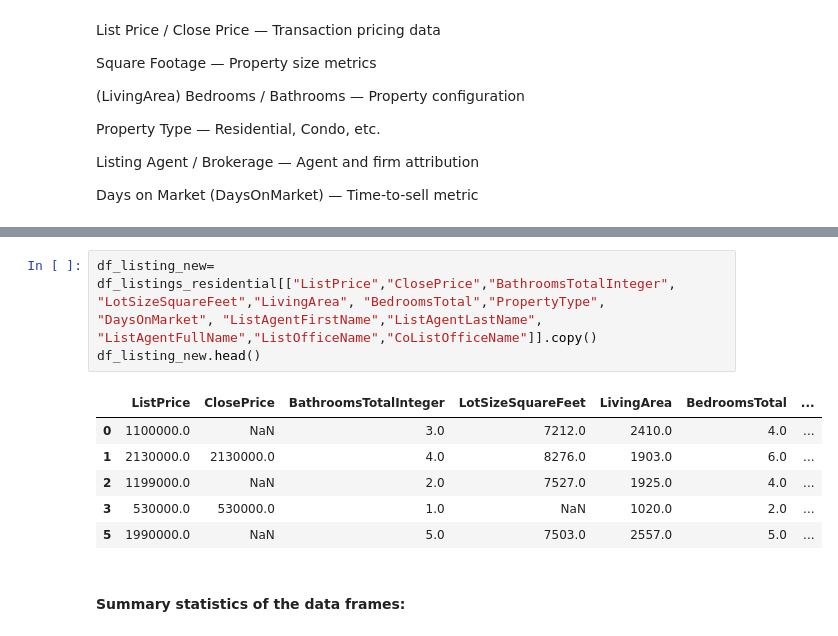
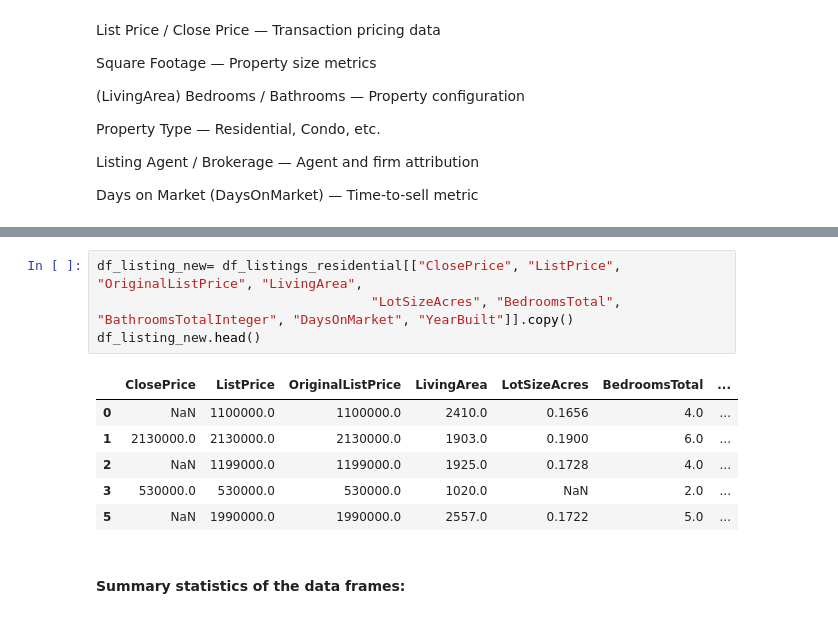
Before and after one commit to DeeptiKhetan/idx-data-analyst, a Jupyter notebook: analysis.ipynb, the cells around one changed output, grey strips where cells are left out. Cells and saved outputs as stored; diff of their text form.

```diff
--- a/analysis.ipynb
+++ b/analysis.ipynb
@@ -255,13 +253,14 @@ df_sold_new.head()
 # %%
-df_listing_new= df_listings_residential[["ListPrice","ClosePrice","BathroomsTotalInteger", "LotSizeSquareFeet","LivingArea", "BedroomsTotal","PropertyType", "DaysOnMarket", "ListAgentFirstName","ListAgentLastName", "ListAgentFullName","ListOfficeName","CoListOfficeName"]].copy()
+df_listing_new= df_listings_residential[["ClosePrice", "ListPrice", "OriginalListPrice", "LivingArea",
+                                   "LotSizeAcres", "BedroomsTotal", "BathroomsTotalInteger", "DaysOnMarket", "YearBuilt"]].copy()
 df_listing_new.head()
 # %% [output]
-|  | ListPrice | ClosePrice | BathroomsTotalInteger | LotSizeSquareFeet | LivingArea | BedroomsTotal | ... |
-| 0 | 1100000.0 | NaN | 3.0 | 7212.0 | 2410.0 | 4.0 | ... |
-| 1 | 2130000.0 | 2130000.0 | 4.0 | 8276.0 | 1903.0 | 6.0 | ... |
-| 2 | 1199000.0 | NaN | 2.0 | 7527.0 | 1925.0 | 4.0 | ... |
-| 3 | 530000.0 | 530000.0 | 1.0 | NaN | 1020.0 | 2.0 | ... |
-| 5 | 1990000.0 | NaN | 5.0 | 7503.0 | 2557.0 | 5.0 | ... |
+|  | ClosePrice | ListPrice | OriginalListPrice | LivingArea | LotSizeAcres | BedroomsTotal | ... |
+| 0 | NaN | 1100000.0 | 1100000.0 | 2410.0 | 0.1656 | 4.0 | ... |
+| 1 | 2130000.0 | 2130000.0 | 2130000.0 | 1903.0 | 0.1900 | 6.0 | ... |
+| 2 | NaN | 1199000.0 | 1199000.0 | 1925.0 | 0.1728 | 4.0 | ... |
+| 3 | 530000.0 | 530000.0 | 530000.0 | 1020.0 | NaN | 2.0 | ... |
+| 5 | NaN | 1990000.0 | 1990000.0 | 2557.0 | 0.1722 | 5.0 | ... |
 # %% [markdown]
 #### Summary statistics of the data frames:
 # %%
```
Also changed, not shown: parts of 12 cells of this notebook.
